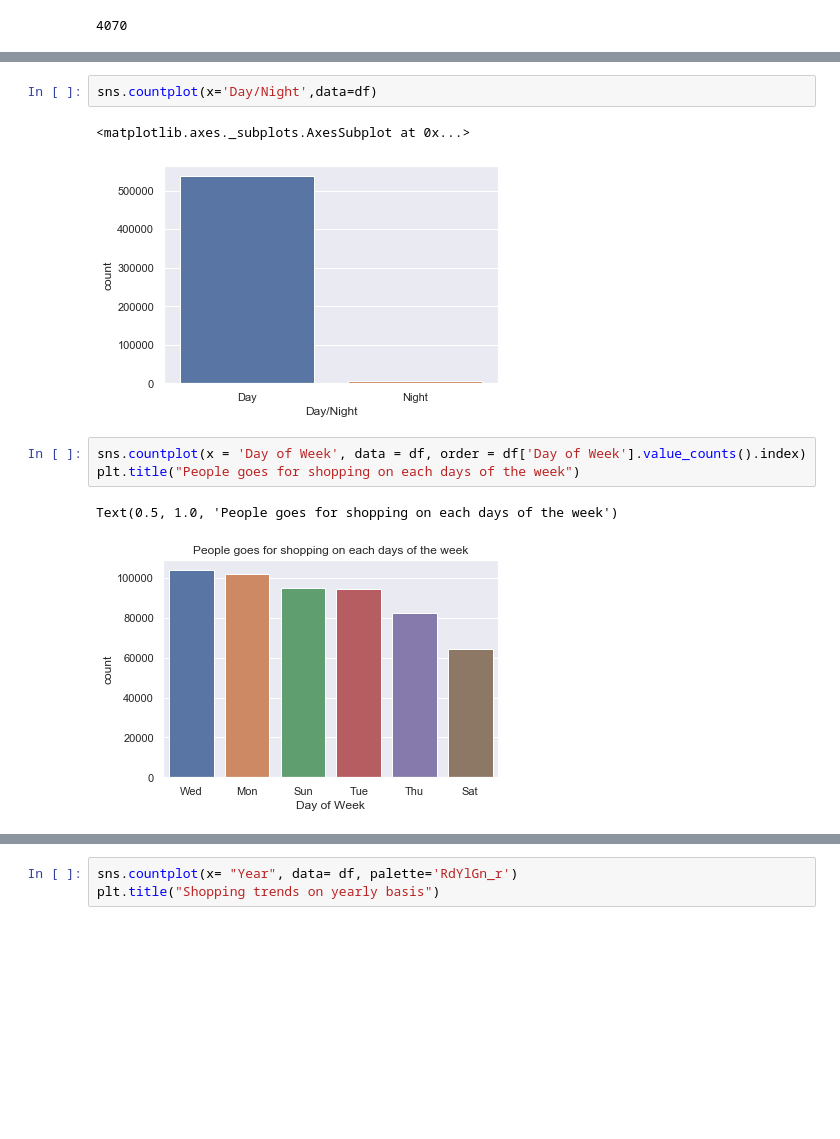
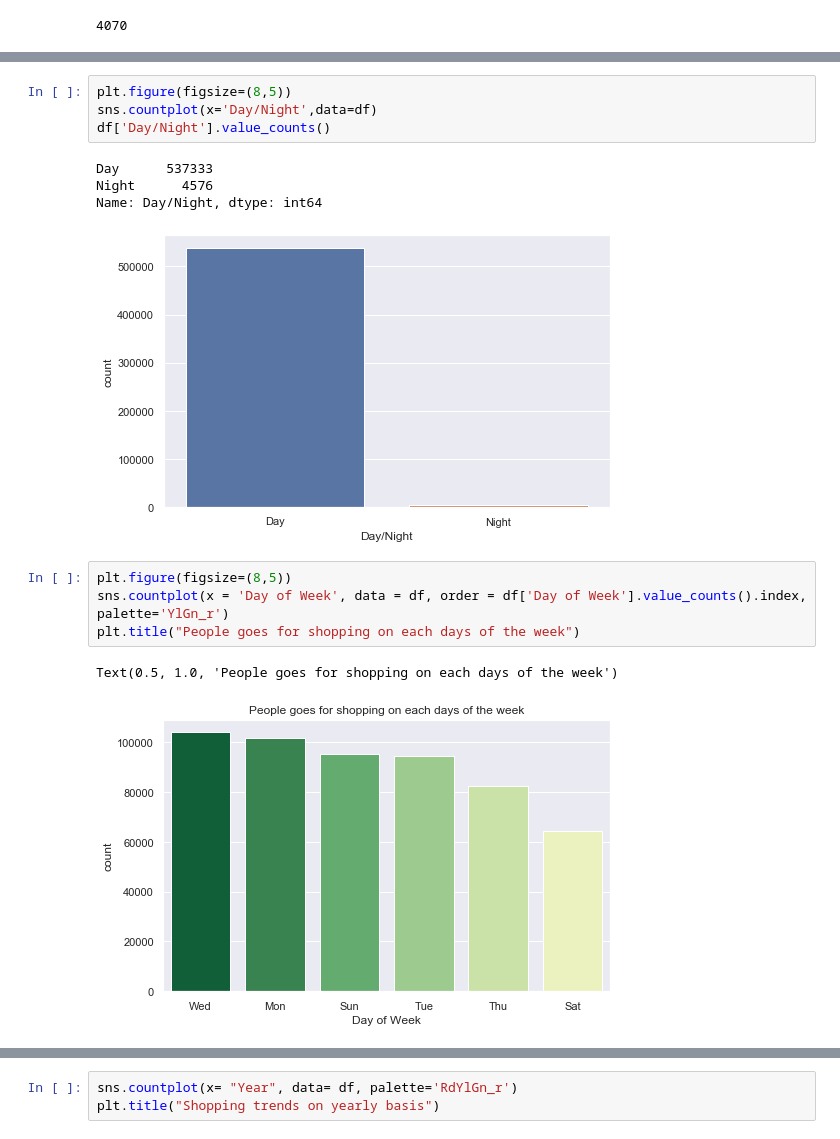
Before and after one commit to arnavdutta/Market-Basket-Analysis, a Jupyter notebook: market-basket-analysis.ipynb, the cells around one changed output, grey strips where cells are left out. Cells and saved outputs as stored; diff of their text form; blank space fills up the shorter version.

```diff
--- a/market-basket-analysis.ipynb
+++ b/market-basket-analysis.ipynb
@@ -173,12 +175,17 @@ df.head().T
 # %%
+plt.figure(figsize=(8,5))
 sns.countplot(x='Day/Night',data=df)
+df['Day/Night'].value_counts()
 # %% [output]
-<matplotlib.axes._subplots.AxesSubplot at 0x...>
+Day      537333
+Night      4576
+Name: Day/Night, dtype: int64
-[figure, old version]
+[figure, new version]
 # %%
-sns.countplot(x = 'Day of Week', data = df, order = df['Day of Week'].value_counts().index)
+plt.figure(figsize=(8,5))
+sns.countplot(x = 'Day of Week', data = df, order = df['Day of Week'].value_counts().index, palette='YlGn_r')
 plt.title("People goes for shopping on each days of the week")
 # %% [output]
 Text(0.5, 1.0, 'People goes for shopping on each days of the week')
-[figure, old version]
+[figure, new version]
 # %%
```
Also changed, not shown: parts of 21 cells of this notebook.
